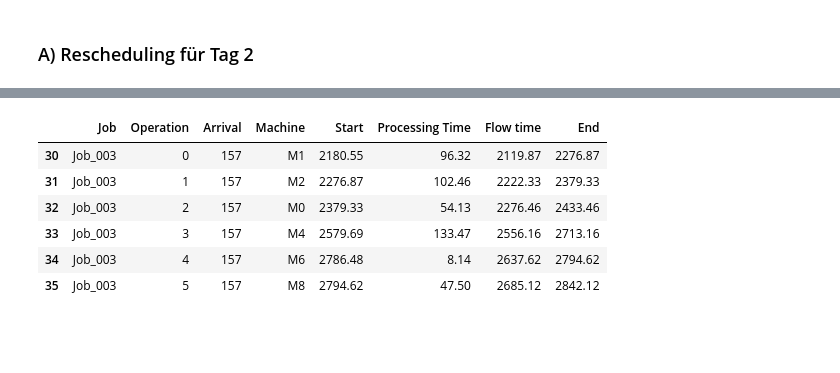
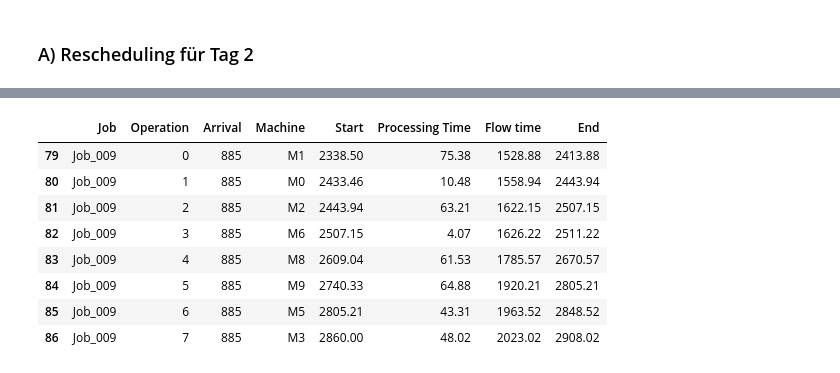
Before and after one commit to konrad-adamski/HTWD_Minimalinvasives_Job-Shop_Scheduling, a Jupyter notebook: notebooks/GT_Tardiness with ReadyTime/01_EDD-Rescheduling.ipynb, the cells around one changed output, grey strips where cells are left out. Saved outputs shown, nothing was run; the diff lists cells and outputs as text; code cells hidden in the pictures; blank space fills up the shorter version.

```diff
--- a/notebooks/GT_Tardiness with ReadyTime/01_EDD-Rescheduling.ipynb
+++ b/notebooks/GT_Tardiness with ReadyTime/01_EDD-Rescheduling.ipynb
@@ -855,10 +917,12 @@ df_mix
 # %%
-df_execution[df_execution.Job == "Job_003"]
+df_execution[df_execution.Job == "Job_009"]
 # %% [output]
 |  | Job | Operation | Arrival | Machine | Start | Processing Time | Flow time | End |
-| 30 | Job_003 | 0 | 157 | M1 | 2180.55 | 96.32 | 2119.87 | 2276.87 |
-| 31 | Job_003 | 1 | 157 | M2 | 2276.87 | 102.46 | 2222.33 | 2379.33 |
-| 32 | Job_003 | 2 | 157 | M0 | 2379.33 | 54.13 | 2276.46 | 2433.46 |
-| 33 | Job_003 | 3 | 157 | M4 | 2579.69 | 133.47 | 2556.16 | 2713.16 |
-| 34 | Job_003 | 4 | 157 | M6 | 2786.48 | 8.14 | 2637.62 | 2794.62 |
-| 35 | Job_003 | 5 | 157 | M8 | 2794.62 | 47.50 | 2685.12 | 2842.12 |
+| 79 | Job_009 | 0 | 885 | M1 | 2338.50 | 75.38 | 1528.88 | 2413.88 |
+| 80 | Job_009 | 1 | 885 | M0 | 2433.46 | 10.48 | 1558.94 | 2443.94 |
+| 81 | Job_009 | 2 | 885 | M2 | 2443.94 | 63.21 | 1622.15 | 2507.15 |
+| 82 | Job_009 | 3 | 885 | M6 | 2507.15 | 4.07 | 1626.22 | 2511.22 |
+| 83 | Job_009 | 4 | 885 | M8 | 2609.04 | 61.53 | 1785.57 | 2670.57 |
+| 84 | Job_009 | 5 | 885 | M9 | 2740.33 | 64.88 | 1920.21 | 2805.21 |
+| 85 | Job_009 | 6 | 885 | M5 | 2805.21 | 43.31 | 1963.52 | 2848.52 |
+| 86 | Job_009 | 7 | 885 | M3 | 2860.00 | 48.02 | 2023.02 | 2908.02 |
```
Also changed, not shown: parts of 15 cells of this notebook, 1 other file.
